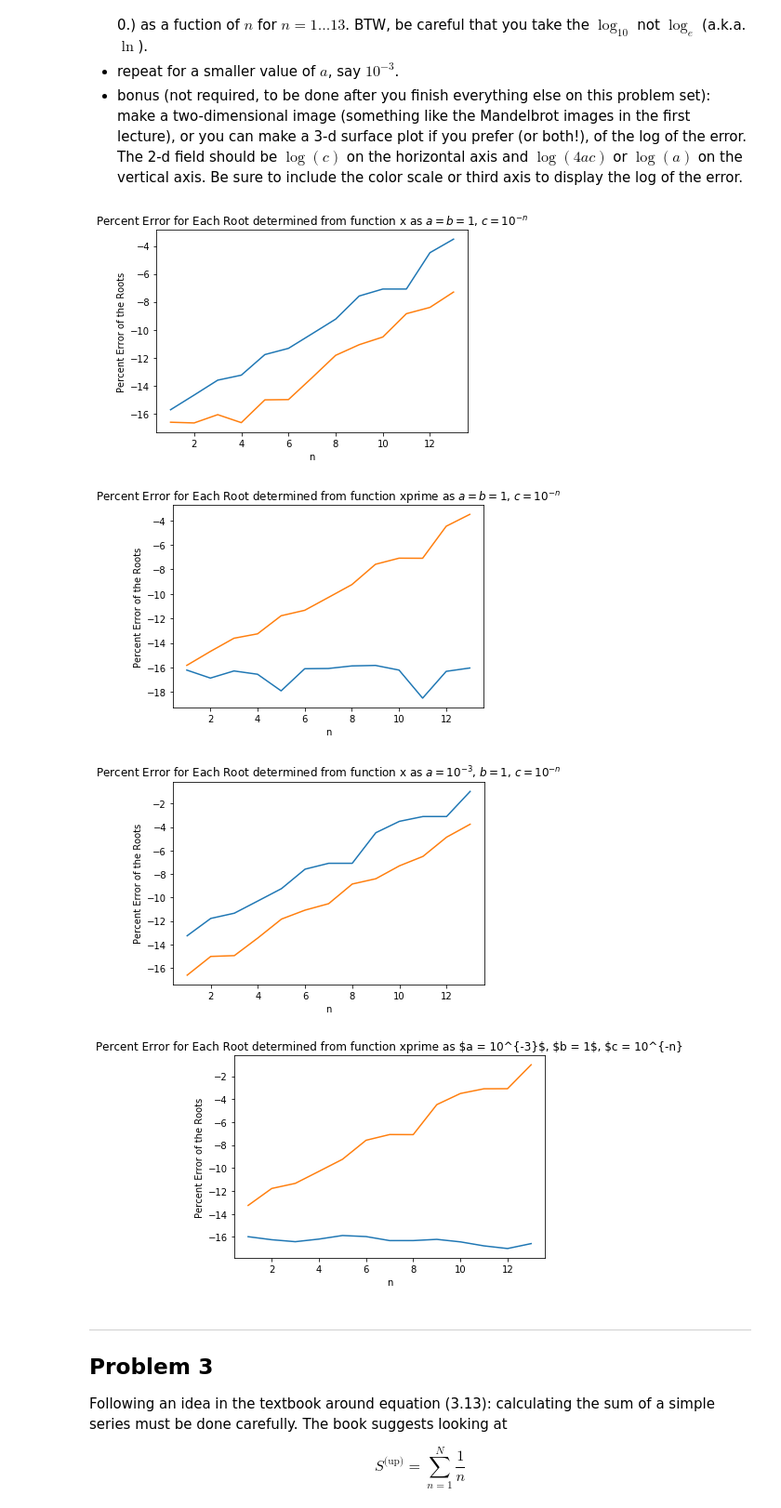
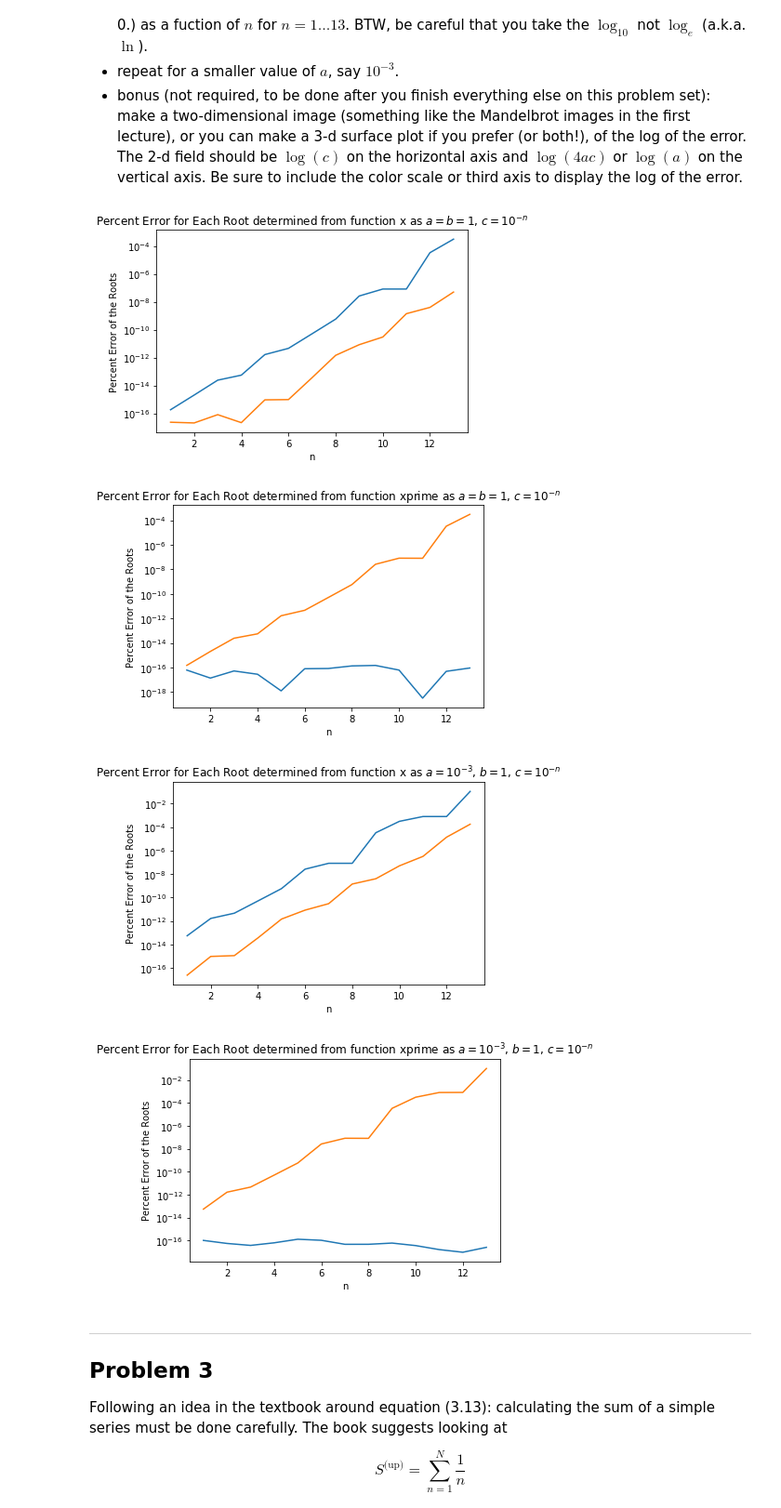
Before and after one commit to Yanall-Boutros/Computational-Physics, a Jupyter notebook: problem_sets/ps1/pset1.ipynb, the cells around one changed output. Shown: that part at 93% size. Cells and saved outputs as stored; diff of their text form; code cells hidden in the pictures.

```diff
--- a/problem_sets/ps1/pset1.ipynb
+++ b/problem_sets/ps1/pset1.ipynb
@@ -92,7 +92,8 @@ def err(xact, notexact):
 
 def errplot(errset, i):
     n = np.linspace(1, len(errset), len(errset))
-    plt.plot(n, np.log10(errset))
+    plt.plot(n, errset)
+    plt.yscale("Log")
     if i == 0:
         plt.title("Percent Error for Each Root determined from function x as $a = b = 1$, $c = 10^{-n}$")
         plt.xlabel("n")
@@ -106,7 +107,7 @@ def errplot(errset, i):
         plt.xlabel("n")
         plt.ylabel("Percent Error of the Roots")
     else:
-        plt.title("Percent Error for Each Root determined from function xprime as $a = 10^{-3}$, $b = 1$, $c = 10^{-n}")
+        plt.title("Percent Error for Each Root determined from function xprime as $a = 10^{-3}$, $b = 1$, $c = 10^{-n}$")
         plt.xlabel("n")
         plt.ylabel("Percent Error of the Roots")
 # First run with a = b = 1
@@ -126,37 +127,37 @@ a = 10**-3
 b = 1
 xsetrun2 = []
 xprimesetrun2 = []
 xactsetrun2 = []
 for n in range(1, 14): # counting starts at 0
     c = 10**-n
     xsetrun2.append(x(a, b, c))
     xprimesetrun2.append(xprime(a, b, c))
     xactsetrun2.append(xact(a, b, c))
 
 # Convert lists to np arrays
 xset = np.array(xset)
 xprimeset = np.array(xprimeset)
 xactset = np.array(xactset)
 xsetrun2 = np.array(xsetrun2)
 xprimesetrun2 = np.array(xprimesetrun2)
 xactsetrun2 = np.array(xactsetrun2)
 
 # Calculate Error
 errset = err(xactset, xset)
 errprimeset = err(xactset, xprimeset)
 errset2 = err(xactsetrun2, xsetrun2)
 errprimeset2 = err(xactsetrun2, xprimesetrun2)
 
 allsets = [errset, errprimeset, errset2, errprimeset2]
 # Plot the log10 of the error with respect to n
 for i, error_set in enumerate(allsets):
     plt.figure()
     errplot(error_set, i)
 # %% [output]
-[figure, old version]
+[figure, new version]
-[figure, old version]
+[figure, new version]
-[figure, old version]
+[figure, new version]
-[figure, old version]
+[figure, new version]
 # %% [markdown]
 -------------
 ## Problem 3
```
Also changed, not shown: parts of 15 cells of this notebook.
